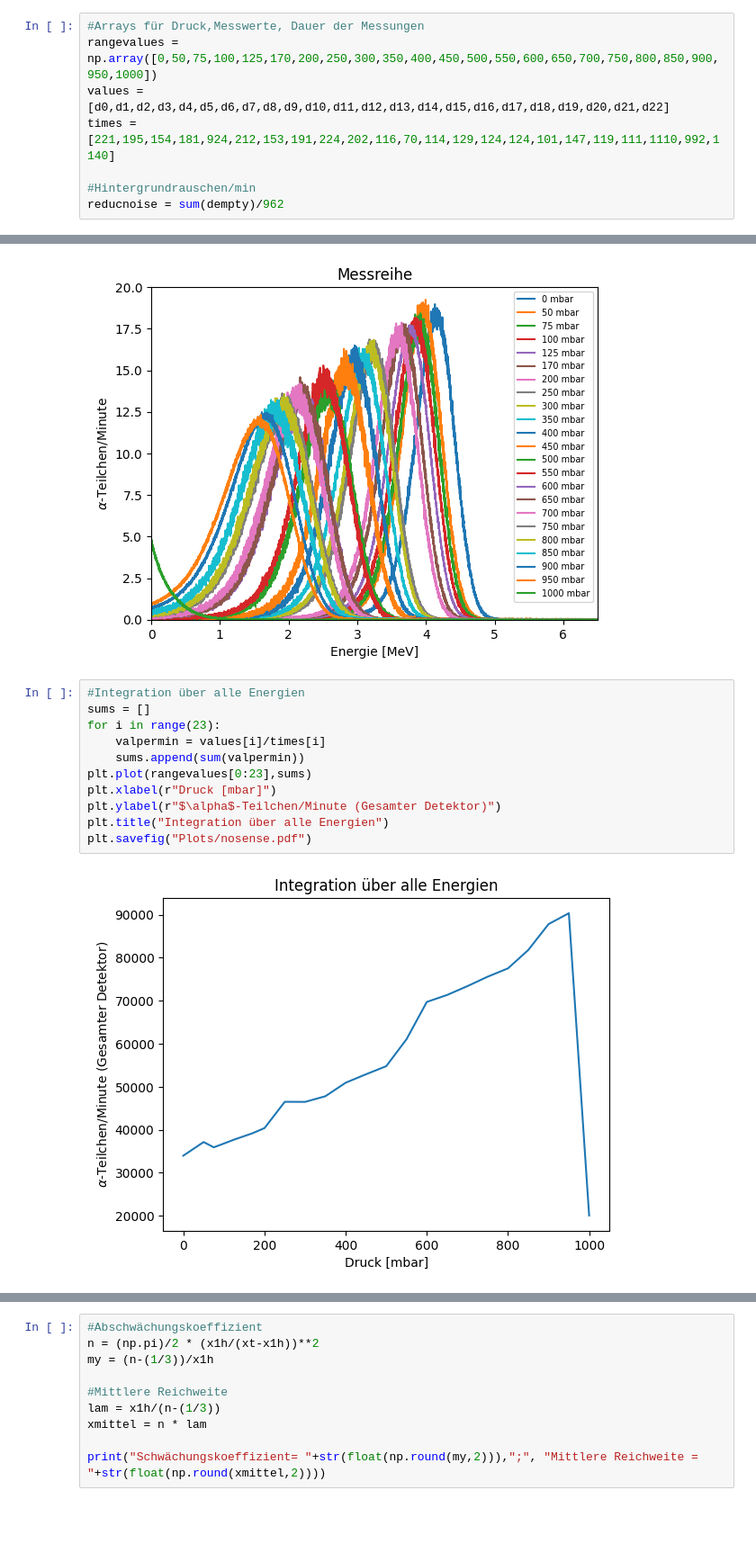
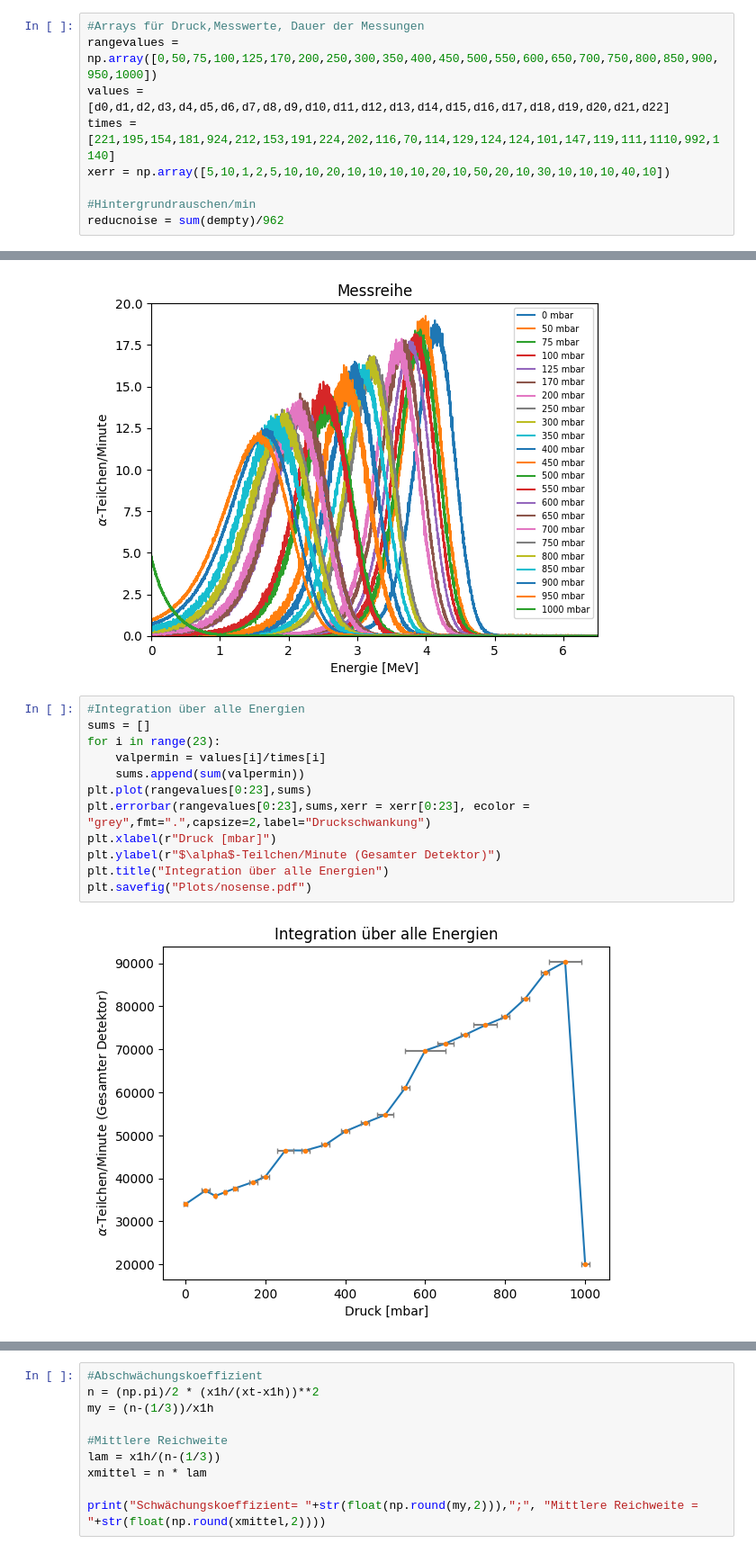
Before and after one commit to CaptainNikon/PPF-Uni-Potsdam, a Jupyter notebook: K1/calc.ipynb, the cells around one changed output, grey strips where cells are left out. Shown: that part at 90% size. Drawn from its saved outputs; the diff is of its cells as text; blank space fills up the shorter version.

```diff
--- a/K1/calc.ipynb
+++ b/K1/calc.ipynb
@@ -38,6 +38,7 @@ dcalibration = np.genfromtxt(fname="../K1/K1_meas/TxtReihe/pa0_3kBq_16h32min_end
 rangevalues = np.array([0,50,75,100,125,170,200,250,300,350,400,450,500,550,600,650,700,750,800,850,900,950,1000])
 values = [d0,d1,d2,d3,d4,d5,d6,d7,d8,d9,d10,d11,d12,d13,d14,d15,d16,d17,d18,d19,d20,d21,d22]
 times = [221,195,154,181,924,212,153,191,224,202,116,70,114,129,124,124,101,147,119,111,1110,992,1140]
+xerr = np.array([5,10,1,2,5,10,10,20,10,10,10,10,20,10,50,20,10,30,10,10,10,40,10])
 
 #Hintergrundrauschen/min
 reducnoise = sum(dempty)/962
@@ -107,13 +108,14 @@ plt.savefig("Plots/Allmeasures.pdf")
 # %%
 #Integration über alle Energien
 sums = []
 for i in range(23):
     valpermin = values[i]/times[i]
     sums.append(sum(valpermin))
 plt.plot(rangevalues[0:23],sums)
+plt.errorbar(rangevalues[0:23],sums,xerr = xerr[0:23], ecolor = "grey",fmt=".",capsize=2,label="Druckschwankung")
 plt.xlabel(r"Druck [mbar]")
 plt.ylabel(r"$\alpha$-Teilchen/Minute (Gesamter Detektor)")
 plt.title("Integration über alle Energien")
 plt.savefig("Plots/nosense.pdf")
 # %% [output]
-[figure, old version]
+[figure, new version]
```
Also changed, not shown: parts of 5 cells of this notebook, 9 other files.
